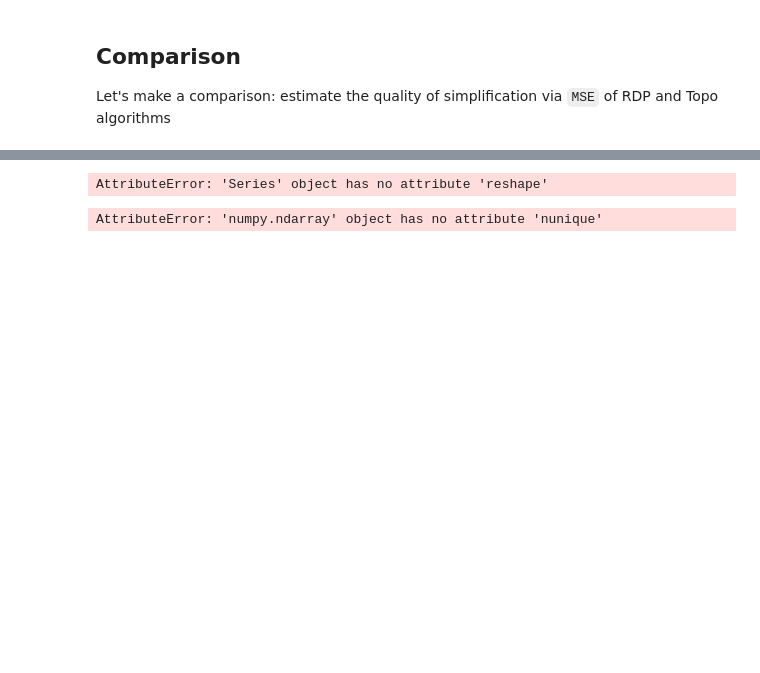
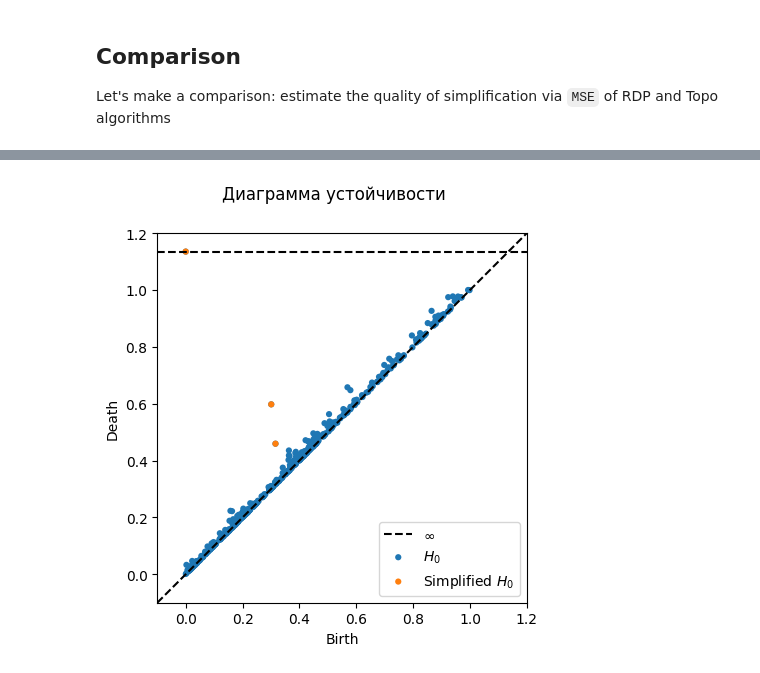
Before and after one commit to Snopoff/Masters-Thesis, a Jupyter notebook: notebooks/simplification.ipynb, the cells around one changed output, grey strips where cells are left out. Cells and saved outputs as stored; diff of their text form; code cells hidden in the pictures; blank space fills up the shorter version.

```diff
--- a/notebooks/simplification.ipynb
+++ b/notebooks/simplification.ipynb
@@ -161,8 +171,7 @@ for i, name in enumerate(data.keys()):
 # %%
-topo_simplification(btc_close, distance_to_diagonal=0.5, plot_diagram=True)
+fig = plt.figure()
+fig.suptitle('Диаграмма устойчивости')
+topo_simplification(spy_close, distance_to_diagonal=0.1, plot_diagram=True)
+fig.savefig('topo_simplification_with_parameter_example.png')
 # %% [output]
-AttributeError: 'Series' object has no attribute 'reshape'
+[figure, added]
-# %%
-StandardScaler().fit_transform(btc_close.to_numpy().reshape(1,-1)).nunique()
-# %% [output]
-AttributeError: 'numpy.ndarray' object has no attribute 'nunique'
```
Also changed, not shown: parts of 17 cells of this notebook, 5 other files.
